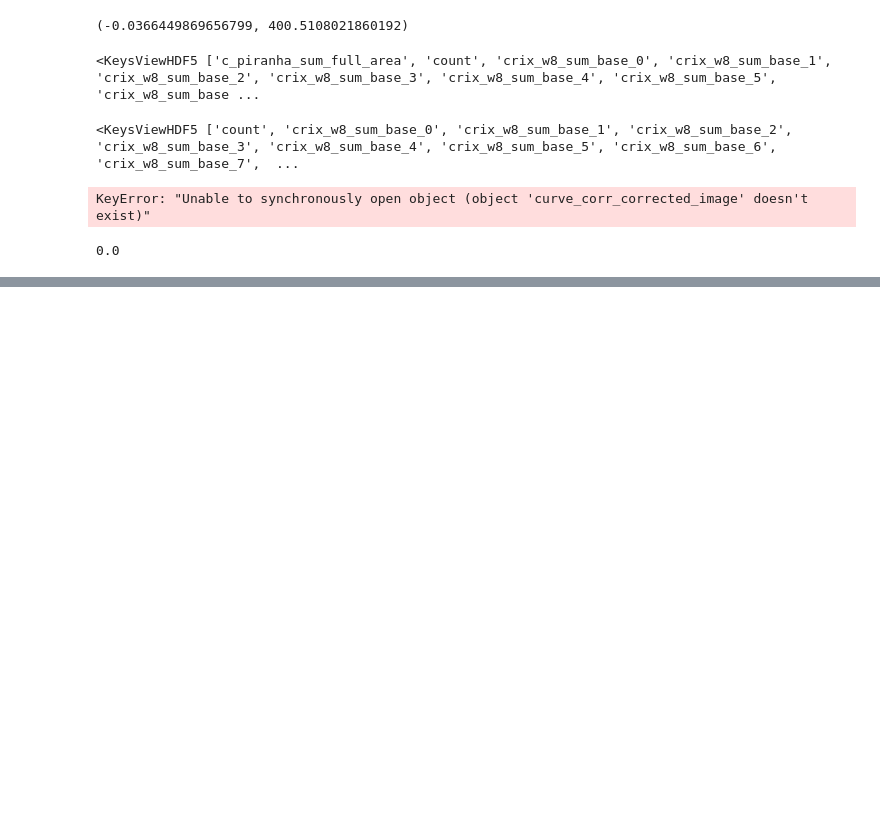
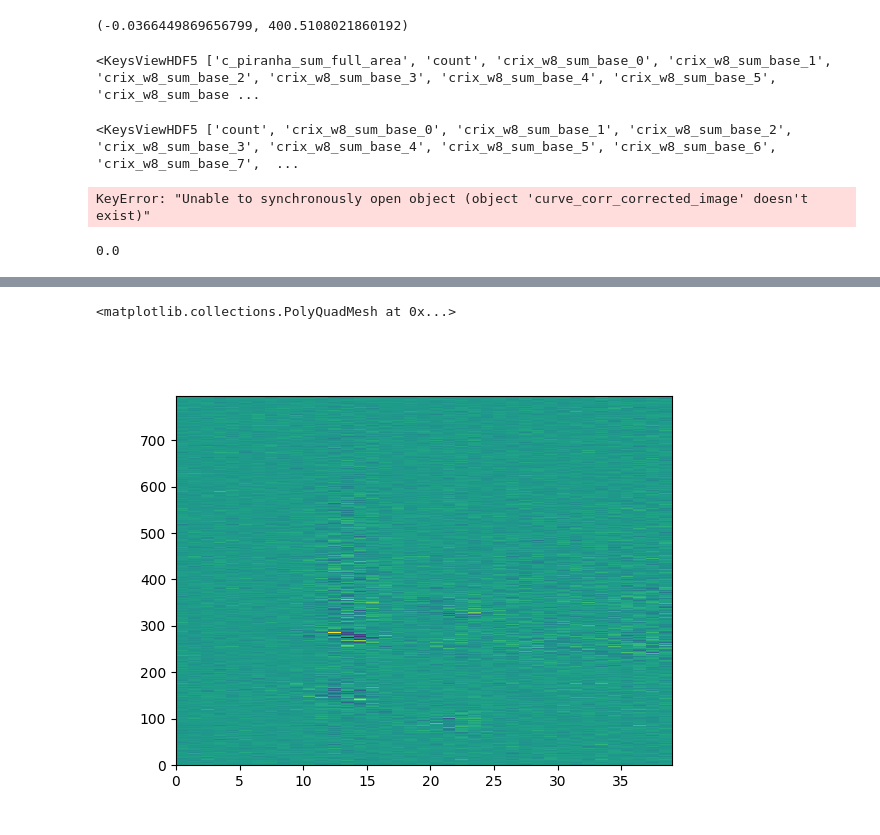
Before and after one commit to AmkeNimm/DataAcceleratorChemRIXS, a Jupyter notebook: jupyter_notebook/calib_test.ipynb, the cells around one changed output, grey strips where cells are left out. Cells and saved outputs as stored; diff of their text form; code cells hidden in the pictures; blank space fills up the shorter version.

```diff
--- a/jupyter_notebook/calib_test.ipynb
+++ b/jupyter_notebook/calib_test.ipynb
@@ -440,6 +336,6 @@ with h5py.File(fname) as tmp:
 # %%
-run=109
+run=23
 fname = f'./proc/Run{run:04d}.h5'
 with h5py.File(fname) as tmp:
-    print(tmp['scantype'])
+    print(tmp.keys())
 # %% [output]
@@ -446,0 +473,6 @@ KeyError: "Unable to synchronously open object (object 'scantype' doesn't exist)
+# %%
+fig,ax=plt.subplots(1,1)
+ax.pcolor(avg['axis_svls_on_mean'].T-avg['axis_svls_off_mean'].T)
+# %% [output]
+<matplotlib.collections.PolyQuadMesh at 0x...>
+[figure, added]
```
Also changed, not shown: parts of 12 cells of this notebook, 2 other files.
